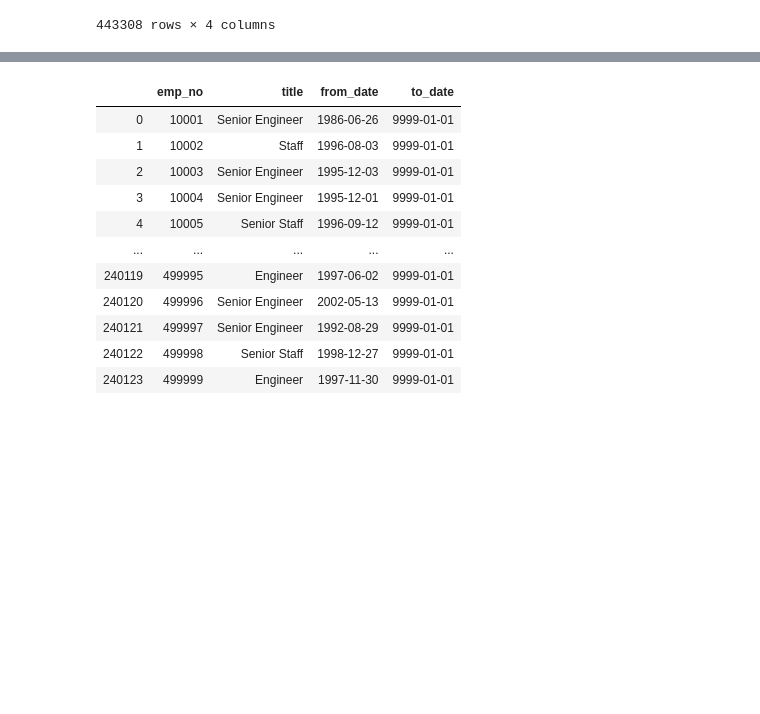
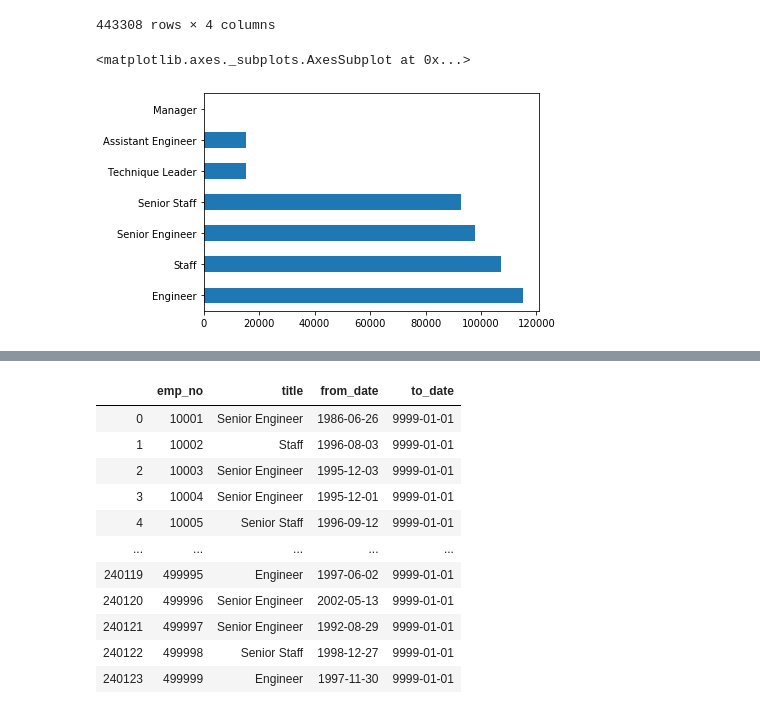
Before and after one commit to aleclhartman/python-exercises, a Jupyter notebook: 4.8.4.4_advanced_dataframes.ipynb, the cells around one changed output, grey strips where cells are left out. Cells and saved outputs as stored; diff of their text form; code cells hidden in the pictures; blank space fills up the shorter version.

```diff
--- a/4.8.4.4_advanced_dataframes.ipynb
+++ b/4.8.4.4_advanced_dataframes.ipynb
@@ -262,3 +283,8 @@ titles
 | 443306 | 499998 | Staff | 1993-12-27 | 1998-12-27 |
 | 443307 | 499999 | Engineer | 1997-11-30 | 9999-01-01 |
 443308 rows × 4 columns
+# %%
+titles.title.value_counts().plot.barh()
+# %% [output]
+<matplotlib.axes._subplots.AxesSubplot at 0x...>
+[figure, added]
```
Also changed, not shown: parts of 19 cells of this notebook, 2 other files.
